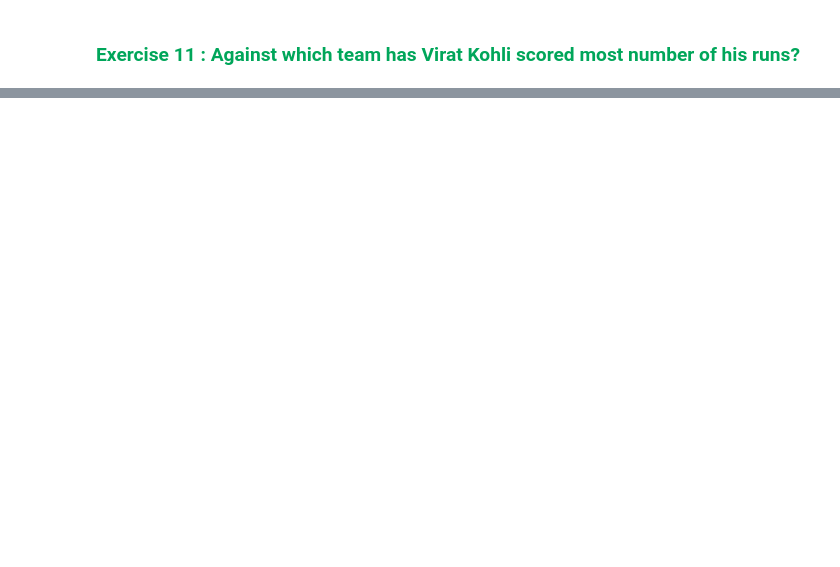
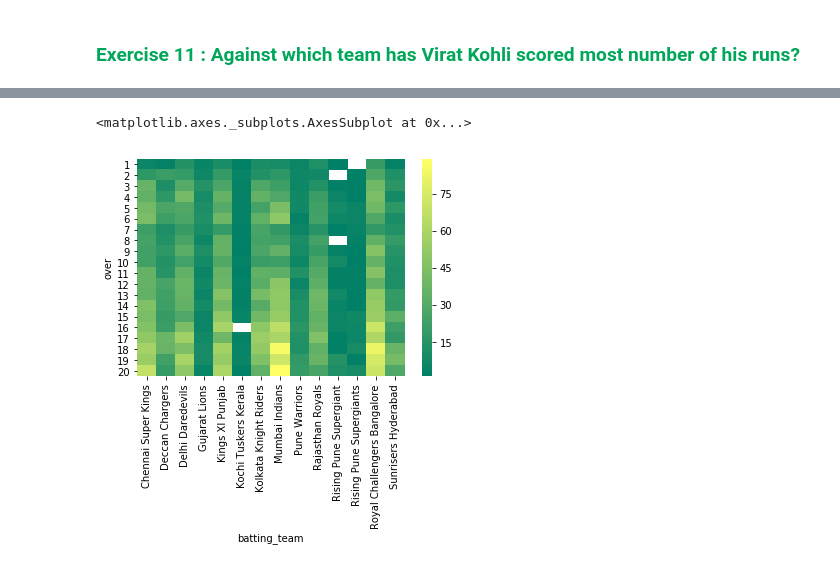
Before and after one commit to AnkitaDalmia/pandas2, a Jupyter notebook: Pandas.ipynb, the cells around one changed output, grey strips where cells are left out. Drawn from its saved outputs; the diff is of its cells as text; code cells hidden in the pictures; blank space fills up the shorter version.

```diff
--- a/Pandas.ipynb
+++ b/Pandas.ipynb
@@ -702,0 +982,5 @@ TypeError: cannot compare a dtyped [object] array with a scalar of type [bool]
+# %%
+sns.heatmap(p,cmap='summer') #white means no data
+# %% [output]
+<matplotlib.axes._subplots.AxesSubplot at 0x...>
+[figure, added]
```
Also changed, not shown: parts of 28 cells of this notebook.
